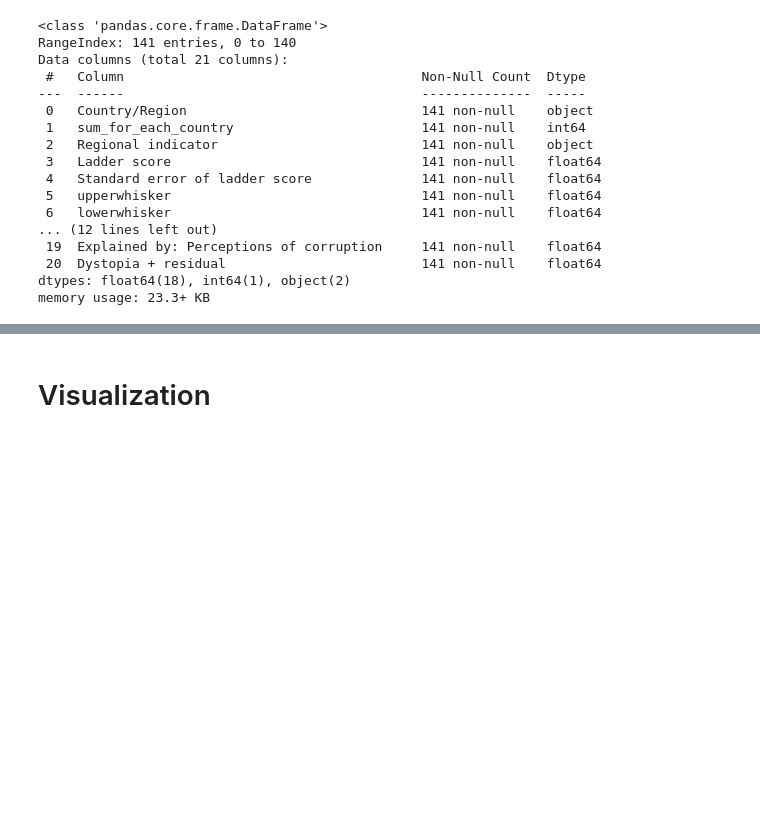
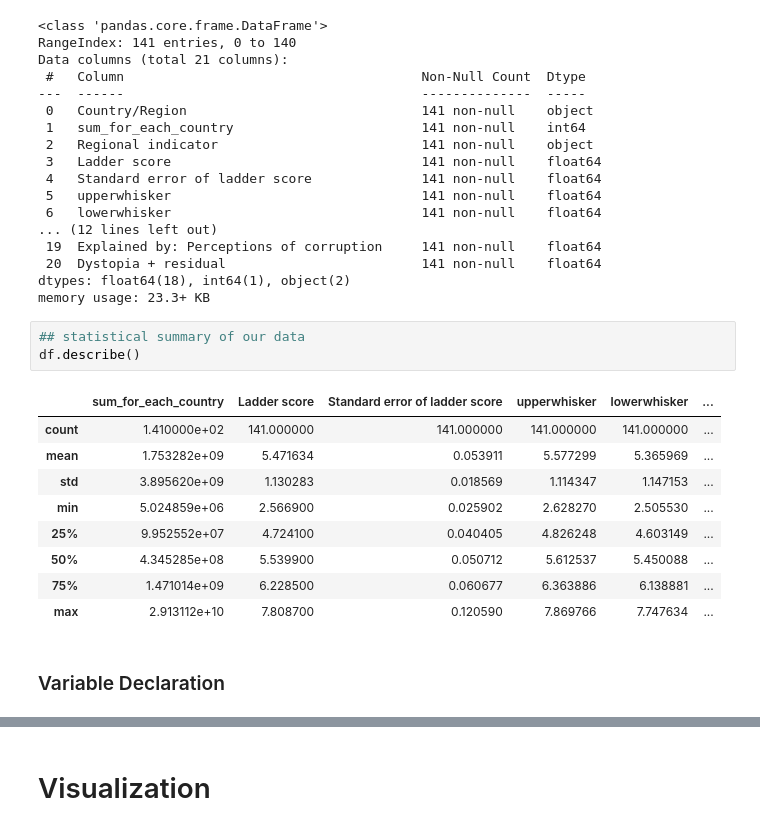
Before and after one commit to fmohammadipour/MADE-WS2023, a Jupyter notebook: project/data-exploration.ipynb, the cells around one changed output, grey strips where cells are left out. Cells and saved outputs as stored; diff of their text form; blank space fills up the shorter version.

```diff
--- a/project/data-exploration.ipynb
+++ b/project/data-exploration.ipynb
@@ -151,3 +153,18 @@ Data columns (total 21 columns):
  20  Dystopia + residual                         141 non-null    float64
 dtypes: float64(18), int64(1), object(2)
 memory usage: 23.3+ KB
+# %%
+## statistical summary of our data
+df.describe()
+# %% [output]
+|  | sum_for_each_country | Ladder score | Standard error of ladder score | upperwhisker | lowerwhisker | ... |
+| count | 1.410000e+02 | 141.000000 | 141.000000 | 141.000000 | 141.000000 | ... |
+| mean | 1.753282e+09 | 5.471634 | 0.053911 | 5.577299 | 5.365969 | ... |
+| std | 3.895620e+09 | 1.130283 | 0.018569 | 1.114347 | 1.147153 | ... |
+| min | 5.024859e+06 | 2.566900 | 0.025902 | 2.628270 | 2.505530 | ... |
+| 25% | 9.952552e+07 | 4.724100 | 0.040405 | 4.826248 | 4.603149 | ... |
+| 50% | 4.345285e+08 | 5.539900 | 0.050712 | 5.612537 | 5.450088 | ... |
+| 75% | 1.471014e+09 | 6.228500 | 0.060677 | 6.363886 | 6.138881 | ... |
+| max | 2.913112e+10 | 7.808700 | 0.120590 | 7.869766 | 7.747634 | ... |
+# %% [markdown]
+### Variable Declaration
```
Also changed, not shown: parts of 16 cells of this notebook.
